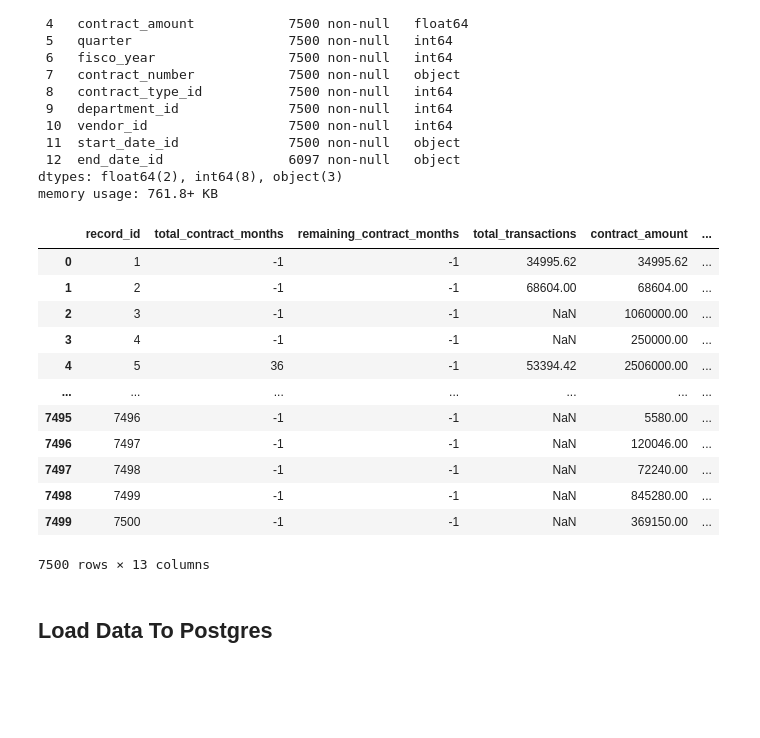
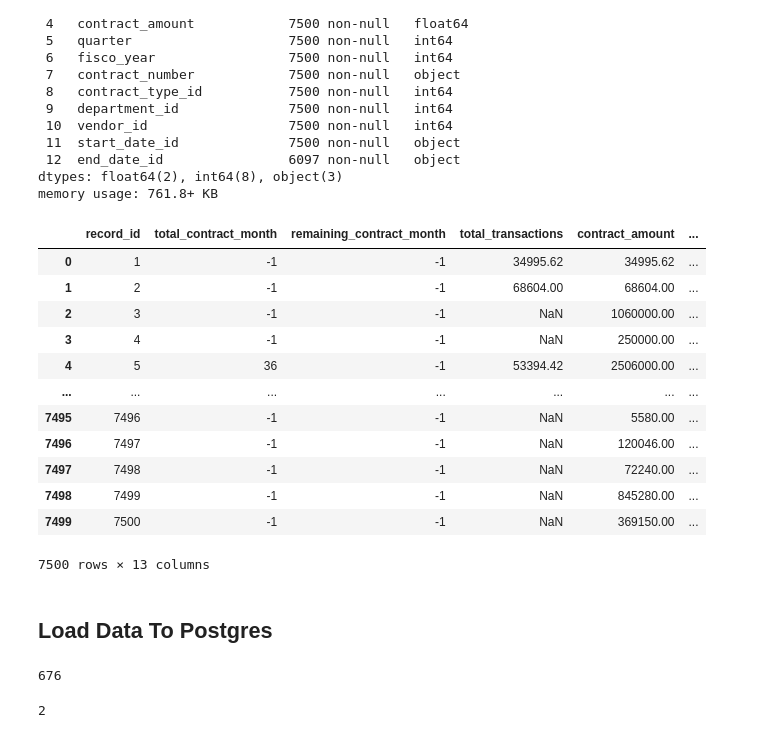
Before and after one commit to LeporidaeLepus/CIS9440_HW, a Jupyter notebook: scripts/commodities_contracts_etl.ipynb, the cells around one changed output. Drawn from its saved outputs; the diff is of its cells as text; code cells hidden in the pictures; blank space fills up the shorter version.

```diff
--- a/scripts/commodities_contracts_etl.ipynb
+++ b/scripts/commodities_contracts_etl.ipynb
@@ -511,14 +510,17 @@ dtypes: float64(2), int64(8), object(3)
 memory usage: 761.8+ KB
 # %%
 rename_title={
-    'quarter': 'fisco_quarter',
+    'total_contract_months': 'total_contract_month',
+    'remaining_contract_months': 'remaining_contract_month',
+    'quarter': 'fiscal_quarter',
+    'fisco_year': 'fiscal_year',
     'start_date_id': 'start_date',
     'end_date_id': 'end_date'
 }
 fact_df = fact_df.rename(columns=rename_title)
 fact_df
 # %% [output]
-|  | record_id | total_contract_months | remaining_contract_months | total_transactions | contract_amount | ... |
+|  | record_id | total_contract_month | remaining_contract_month | total_transactions | contract_amount | ... |
 | 0 | 1 | -1 | -1 | 34995.62 | 34995.62 | ... |
 | 1 | 2 | -1 | -1 | 68604.00 | 68604.00 | ... |
 | 2 | 3 | -1 | -1 | NaN | 1060000.00 | ... |
@@ -543,3 +545,13 @@ database_url = f'postgresql://group1:{pwd}@cis9440-group1-dw.postgres.database.a
 
 # Create a SQLAlchemy engine
 engine = create_engine(database_url)
+# %%
+contract_df.to_sql('dim_contract', con=engine,
+                    schema='phila_commodities_contracts', if_exists='append', index=False)
+# %% [output]
+676
+# %%
+contract_type_df.to_sql('dim_contract_type', con=engine,
+                    schema='phila_commodities_contracts', if_exists='append', index=False)
+# %% [output]
+2
```
Also changed, not shown: parts of 10 cells of this notebook, 1 other file.
